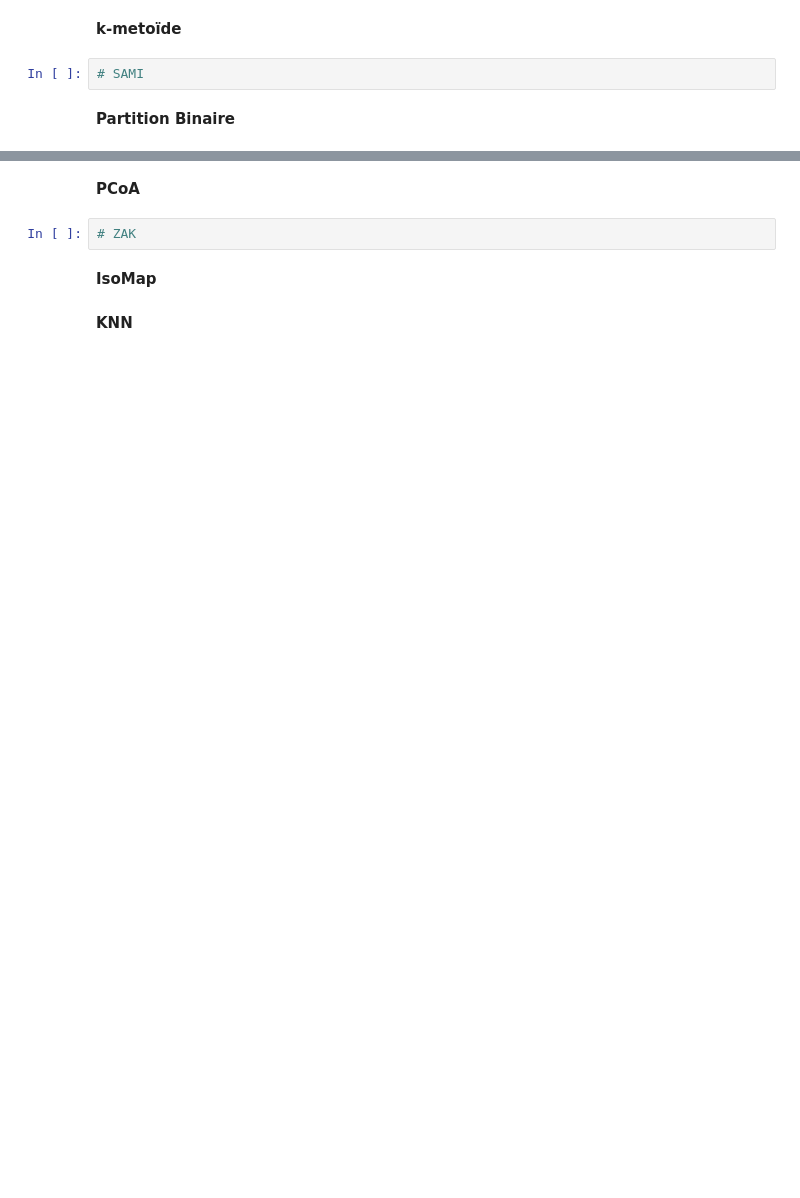
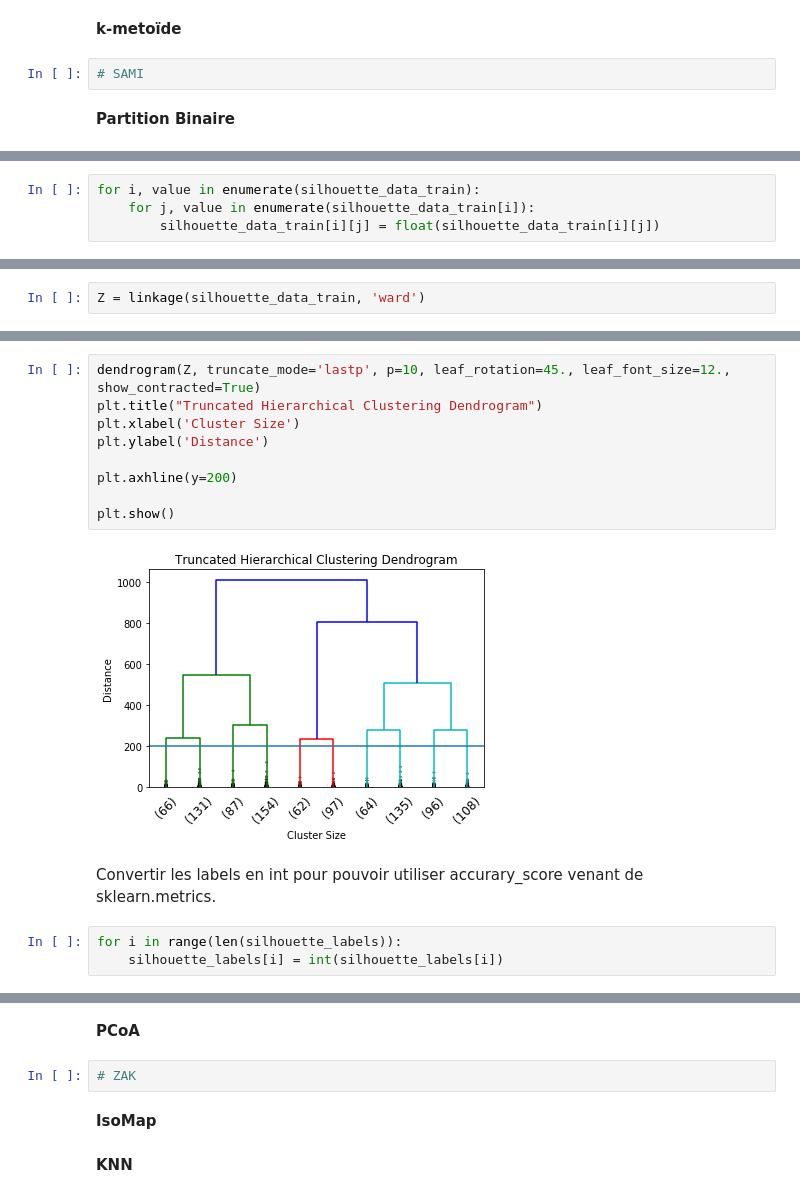
Before and after one commit to Eduard-Voiculescu/Travail_1_IFT_3700, a Jupyter notebook: Travail_1-IFT-3700.ipynb, the cells around one changed output, grey strips where cells are left out. Cells and saved outputs as stored; diff of their text form; blank space fills up the shorter version.

```diff
--- a/Travail_1-IFT-3700.ipynb
+++ b/Travail_1-IFT-3700.ipynb
@@ -136,0 +249,4 @@ print(x_train[11])
+# %%
+for i, value in enumerate(silhouette_data_train):
+    for j, value in enumerate(silhouette_data_train[i]):
+        silhouette_data_train[i][j] = float(silhouette_data_train[i][j])
@@ -136,0 +257,2 @@ print(x_train[11])
+# %%
+Z = linkage(silhouette_data_train, 'ward')
@@ -136,0 +263,16 @@ print(x_train[11])
+# %%
+dendrogram(Z, truncate_mode='lastp', p=10, leaf_rotation=45., leaf_font_size=12., show_contracted=True)
+plt.title("Truncated Hierarchical Clustering Dendrogram")
+plt.xlabel('Cluster Size')
+plt.ylabel('Distance')
+
+plt.axhline(y=200)
+
+plt.show()
+# %% [output]
+[figure, added]
+# %% [markdown]
+Convertir les labels en int pour pouvoir utiliser accurary_score venant de sklearn.metrics.
+# %%
+for i in range(len(silhouette_labels)):
+    silhouette_labels[i] = int(silhouette_labels[i])
```
Also changed, not shown: parts of 33 cells of this notebook, 1 other file.
